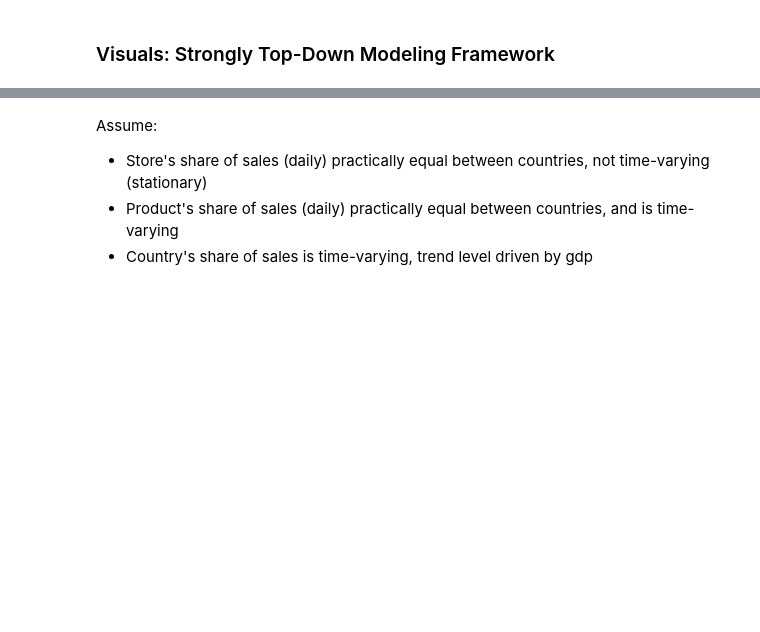
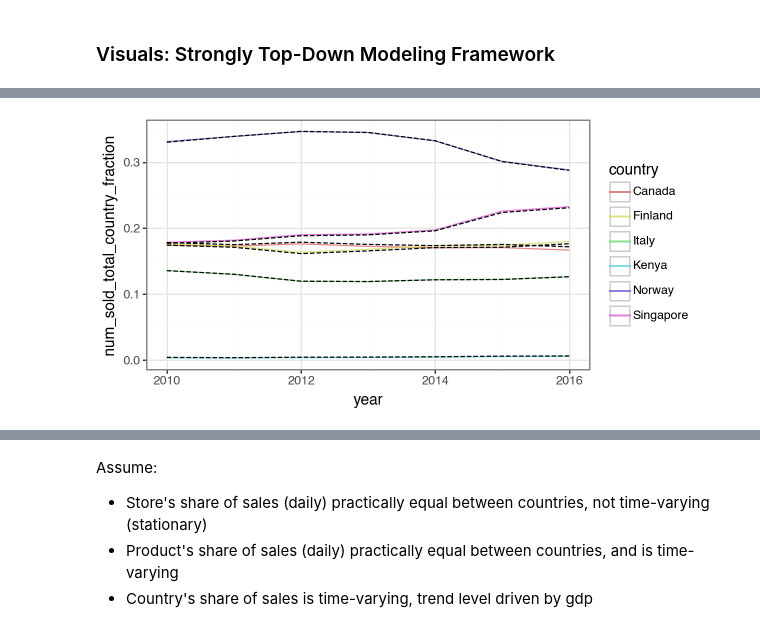
Before and after one commit to abrahamalex13/forecast_stickers_kaggle, a Jupyter notebook: notebooks/eda.ipynb, the cells around one changed output, grey strips where cells are left out. Saved outputs shown, nothing was run; the diff lists cells and outputs as text; code cells hidden in the pictures; blank space fills up the shorter version.

Commit message:
Visualize

```diff
--- a/notebooks/eda.ipynb
+++ b/notebooks/eda.ipynb
@@ -109,5 +116,12 @@ countries_gdp_yearly = pd.concat(countries_gdp_yearly, axis=0)
 countries_gdp_yearly = (
     countries_gdp_yearly
     .assign(gdp_per_capita_log = lambda df_: np.log(df_['gdp_per_capita']))
+    # of interest following EDA
+    .assign(
+        gdp_per_capita_total_year = lambda df_: df_.groupby('year')['gdp_per_capita'].transform('sum')
+        )
+    .assign(
+        gdp_per_capita_share = lambda df_: df_['gdp_per_capita'] / df_['gdp_per_capita_total_year']
+        )
     )
 countries_gdp_yearly['gdp_per_capita_log^2'] = countries_gdp_yearly['gdp_per_capita_log']**2
@@ -628,0 +814,25 @@ sales_country_daily = (
+# %%
+sales_country_yearly = (
+    sales_daily
+    .copy()
+    .groupby(['year', 'country'])
+    [['num_sold', 'gdp_per_capita_share']]
+    .agg({'num_sold': 'sum', 'gdp_per_capita_share': 'mean'})
+    .reset_index(drop=False)
+    .assign(
+        num_sold_total = lambda df_: df_.groupby('year')['num_sold'].transform('sum')
+        )
+    .assign(
+        num_sold_total_country_fraction = lambda df_: df_['num_sold'] / df_['num_sold_total']
+        )
+)
+
+(
+    p9.ggplot(sales_country_yearly) +
+    p9.theme_bw() +
+    p9.geom_line(p9.aes('year', 'num_sold_total_country_fraction', group='country', color='country'), alpha=0.75) +
+    p9.geom_line(p9.aes('year', 'gdp_per_capita_share', group='country'), linetype='dashed') +
+    p9.theme(figure_size=(6, 3))
+)
+# %% [output]
+[figure, added]
```
Also changed, not shown: parts of 59 cells of this notebook.
